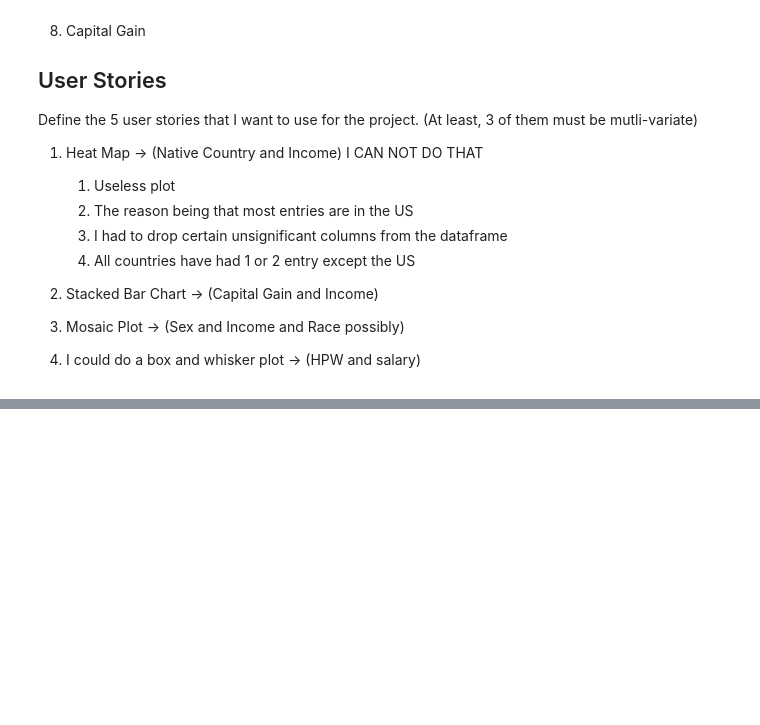
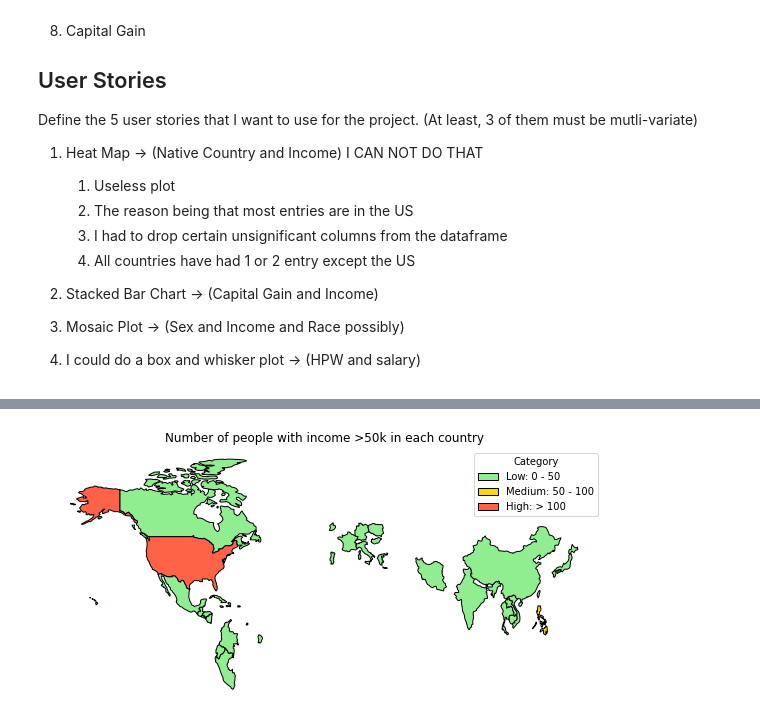
Before and after one commit to Youssef-Serag/CSE-578, a Jupyter notebook: Project/project.ipynb, the cells around one changed output, grey strips where cells are left out. Saved outputs shown, nothing was run; the diff lists cells and outputs as text; code cells hidden in the pictures; blank space fills up the shorter version.

Commit message:
Added more plots

```diff
--- a/Project/project.ipynb
+++ b/Project/project.ipynb
@@ -48,0 +61,16 @@ data_greater_50k = data[data['income'] == '>50K']
+# %%
+# These are the countries that we are keeping from the GeoDataFrame
+countries_to_keep = [
+    'United States of America', 'Cambodia', 'Puerto Rico', 'Canada', 'Germany',
+    'India', 'Japan', 'Greece', 'China', 'Cuba', 'Iran', 'Honduras',
+    'Philippines', 'Italy', 'Poland', 'Jamaica', 'Vietnam', 'Mexico',
+    'Portugal', 'Ireland', 'France', 'Dominican Republic', 'Laos',
+    'Ecuador', 'Taiwan', 'Haiti', 'Colombia', 'Hungary', 'Guatemala',
+    'Nicaragua', 'Scotland', 'Thailand', 'Yugoslavia', 'El Salvador',
+    'Trinidad and Tobago', 'Peru', 'Hong Kong']
+
+# Load the world map
+world = gpd.read_file(gpd.datasets.get_path('naturalearth_lowres'))
+
+# Filter the GeoDataFrame to keep only specified countries
+filtered_world = world[world['name'].isin(countries_to_keep)]
@@ -48,0 +97,49 @@ data_greater_50k = data[data['income'] == '>50K']
+# %%
+# Merging the datasets
+filtered_world = filtered_world.rename(columns={'name': 'native-country'})  # Ensuring column names match for the merge
+merged = filtered_world.merge(greater_50k_grouped, on='native-country', how='left')
+# %%
+import matplotlib.pyplot as plt
+import pandas as pd
+from matplotlib.patches import Patch
+
+# Example of categorizing into 3 bins with labels
+bin_edges = [0, 50, 100, max(merged['counts'].max(), 200)]  # Adjust the bin edges as needed
+bin_labels = ['Low', 'Medium', 'High']
+merged['category'] = pd.cut(merged['counts'], bins=bin_edges, labels=bin_labels, include_lowest=True)
+
+# Define colors for each category
+category_colors = {
+    'Low': 'lightgreen',
+    'Medium': 'gold',
+    'High': 'tomato'
+}
+
+# Plotting with a larger figure size, black borders, and a custom legend
+fig, ax = plt.subplots(1, 1, figsize=(10, 6))
+
+legend_handles = []  # List to store legend handles
+
+for i, (category, color) in enumerate(category_colors.items()):
+    subset = merged[merged['category'] == category]
+
+    # Create a custom label with category name and bin range
+    if i < len(bin_labels) - 1:
+        custom_label = f"{category}: {bin_edges[i]} - {bin_edges[i+1]}"
+    else:
+        # Handle the last category differently if necessary
+        custom_label = f"{category}: > {bin_edges[i]}"
+
+    # Plot each category
+    subset.plot(ax=ax, label=custom_label, color=color, edgecolor='black')
+
+    # Create a legend handle for the category
+    legend_handles.append(Patch(facecolor=color, edgecolor='black', label=custom_label))
+
+# Create custom legend
+plt.legend(handles=legend_handles, title="Category")
+plt.title('Number of people with income >50k in each country')
+plt.axis('off')
+plt.show()
+# %% [output]
+[figure, added]
```
Also changed, not shown: parts of 6 cells of this notebook.
